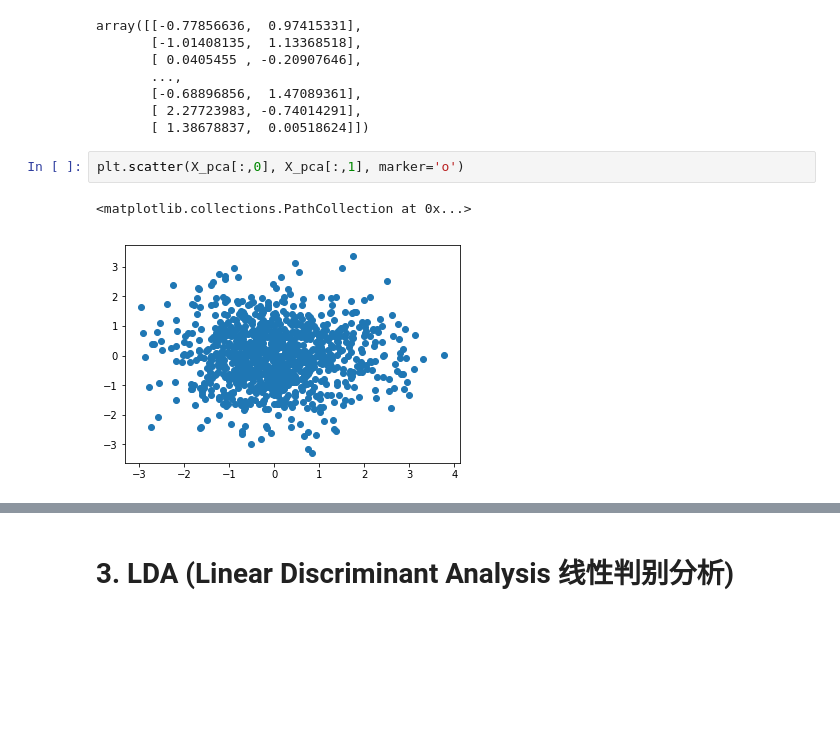
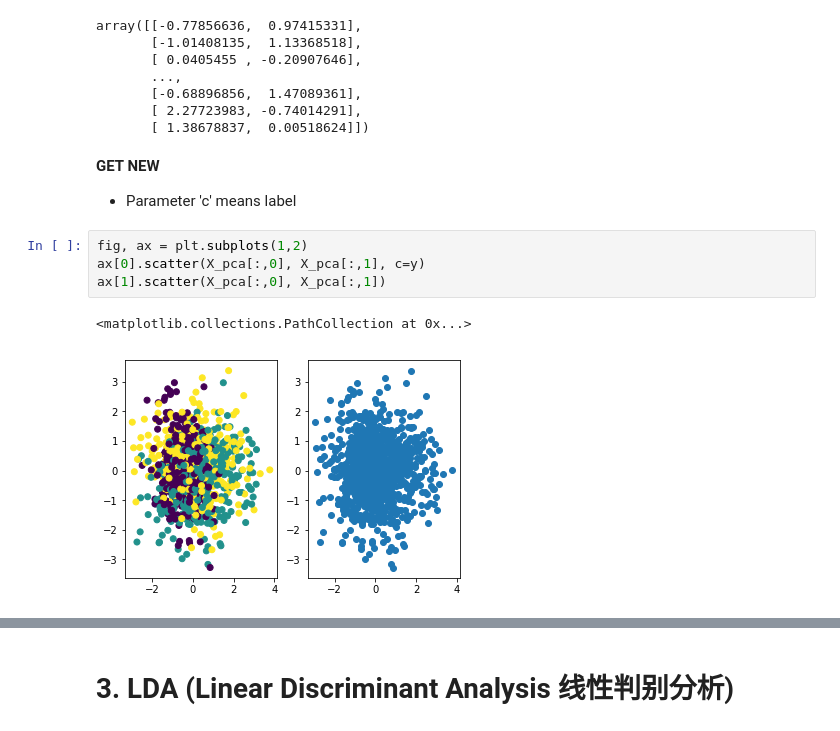
Before and after one commit to davidkorea/ai300_ML, a Jupyter notebook: 05_LDA/ai300_LDA.ipynb, the cells around one changed output, grey strips where cells are left out. Saved outputs shown, nothing was run; the diff lists cells and outputs as text; blank space fills up the shorter version.

```diff
--- a/05_LDA/ai300_LDA.ipynb
+++ b/05_LDA/ai300_LDA.ipynb
@@ -78,8 +63,14 @@ array([[-0.77856636,  0.97415331],
        [-0.68896856,  1.47089361],
        [ 2.27723983, -0.74014291],
        [ 1.38678837,  0.00518624]])
-# %%
-plt.scatter(X_pca[:,0], X_pca[:,1], marker='o')
-# %% [output]
-<matplotlib.collections.PathCollection at 0x...>
-[figure, removed]
+# %% [markdown]
+**GET NEW**
+
+- Parameter 'c' means label
+# %%
+fig, ax = plt.subplots(1,2)
+ax[0].scatter(X_pca[:,0], X_pca[:,1], c=y)
+ax[1].scatter(X_pca[:,0], X_pca[:,1])
+# %% [output]
+<matplotlib.collections.PathCollection at 0x...>
+[figure, added]
```
Also changed, not shown: parts of 7 cells of this notebook.
